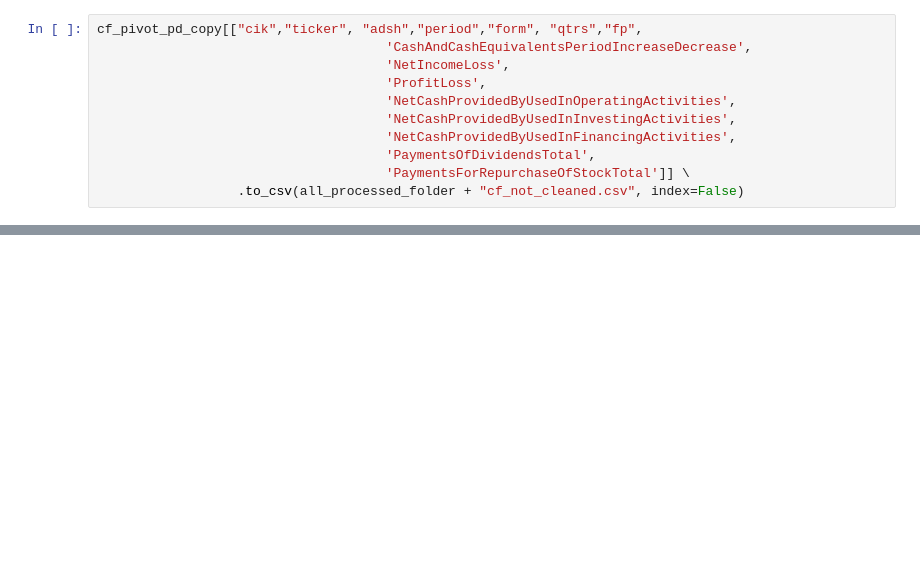
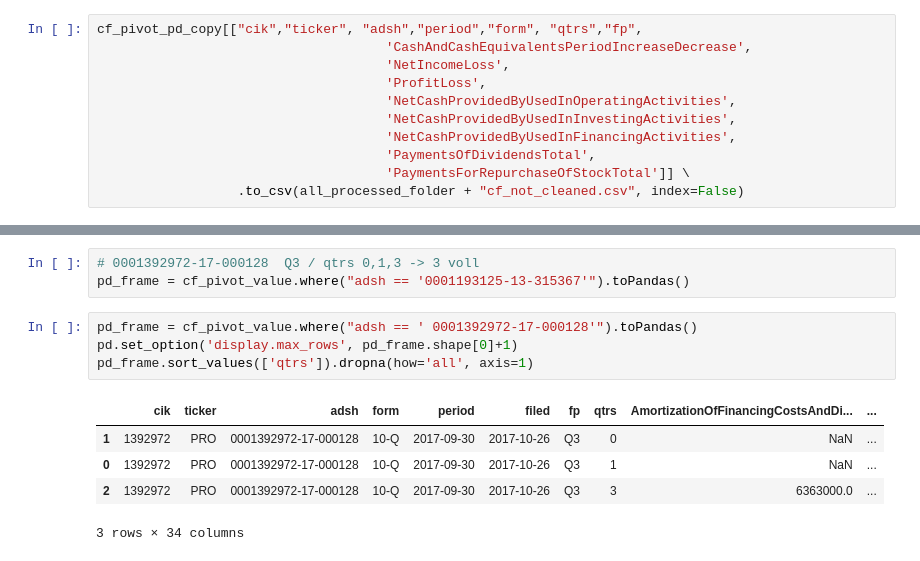
Before and after one commit to HansjoergW/bfh_mt_hs2020_sec_data, a Jupyter notebook: 04_02_Uniform_CF.ipynb, the cells around one changed output, grey strips where cells are left out. Drawn from its saved outputs; the diff is of its cells as text; blank space fills up the shorter version.

```diff
--- a/04_02_Uniform_CF.ipynb
+++ b/04_02_Uniform_CF.ipynb
@@ -305,0 +371,13 @@ cf_pivot_pd_copy[["cik","ticker", "adsh","period","form", "qtrs","fp",
+# %%
+# 0001392972-17-000128  Q3 / qtrs 0,1,3 -> 3 voll
+pd_frame = cf_pivot_value.where("adsh == '0001193125-13-315367'").toPandas()
+# %%
+pd_frame = cf_pivot_value.where("adsh == ' 0001392972-17-000128'").toPandas()
+pd.set_option('display.max_rows', pd_frame.shape[0]+1)
+pd_frame.sort_values(['qtrs']).dropna(how='all', axis=1)
+# %% [output]
+|  | cik | ticker | adsh | form | period | filed | fp | qtrs | AmortizationOfFinancingCostsAndDi... | ... |
+| 1 | 1392972 | PRO | 0001392972-17-000128 | 10-Q | 2017-09-30 | 2017-10-26 | Q3 | 0 | NaN | ... |
+| 0 | 1392972 | PRO | 0001392972-17-000128 | 10-Q | 2017-09-30 | 2017-10-26 | Q3 | 1 | NaN | ... |
+| 2 | 1392972 | PRO | 0001392972-17-000128 | 10-Q | 2017-09-30 | 2017-10-26 | Q3 | 3 | 6363000.0 | ... |
+3 rows × 34 columns
```
Also changed, not shown: parts of 14 cells of this notebook, 3 other files.
